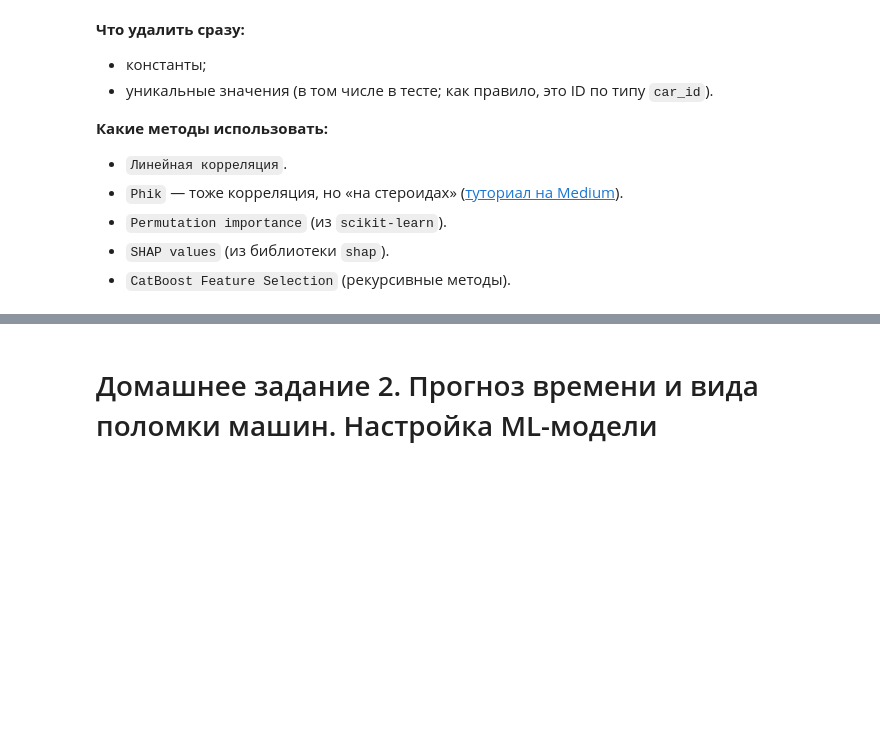
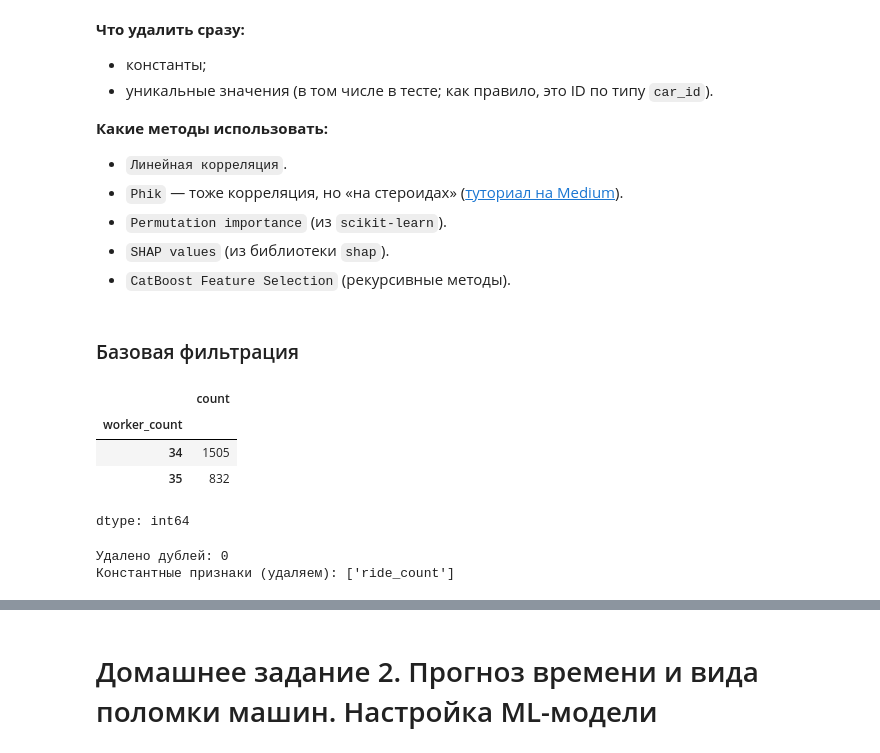
Before and after one commit to Katrin-Pochtar/Kaggle, a Jupyter notebook: Почтар_Катрин_Викторовна_Соревновательный_DS.ipynb, the cells around one changed output, grey strips where cells are left out. Saved outputs shown, nothing was run; the diff lists cells and outputs as text; code cells hidden in the pictures; blank space fills up the shorter version.

```diff
--- a/Почтар_Катрин_Викторовна_Соревновательный_DS.ipynb
+++ b/Почтар_Катрин_Викторовна_Соревновательный_DS.ipynb
@@ -522,0 +385,26 @@ print("""
+# %% [markdown]
+### Базовая фильтрация
+# %%
+df['worker_count'].value_counts()
+# %% [output]
+|  | count |
+| worker_count |  |
+| 34 | 1505 |
+| 35 | 832 |
+dtype: int64
+# %%
+# Удаление дублей
+n_before = df.shape[0]
+df = df.drop_duplicates()
+print(f"Удалено дублей: {n_before - df.shape[0]}")
+
+# Удаление константных признаков
+const_cols = [c for c in df.columns if df[c].nunique(dropna=False) <= 1]
+print(f"Константные признаки (удаляем): {const_cols}")
+df = df.drop(columns=const_cols, errors='ignore')
+
+# Удаление worker_count
+df = df.drop(columns='worker_count', errors='ignore')
+# %% [output]
+Удалено дублей: 0
+Константные признаки (удаляем): ['ride_count']
```
Also changed, not shown: parts of 41 cells of this notebook.
